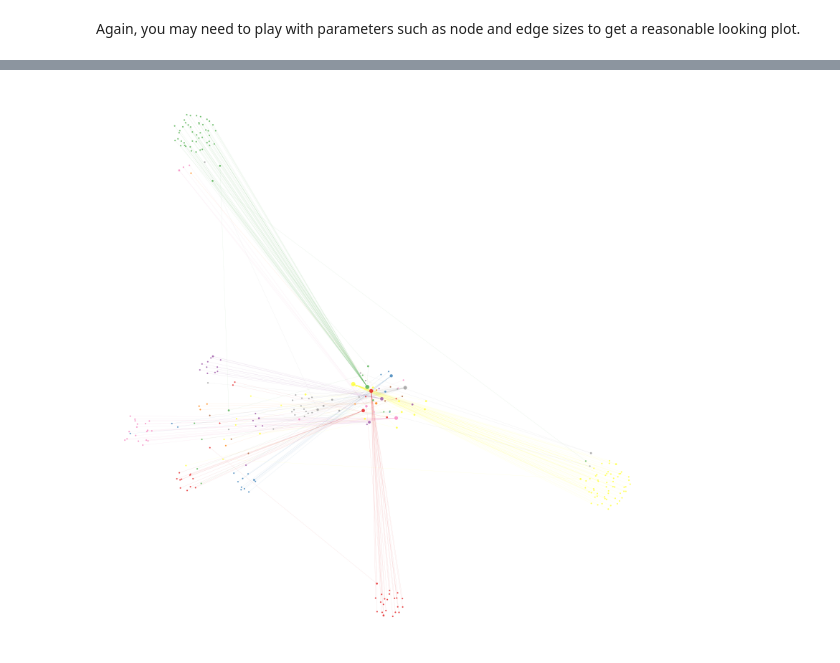
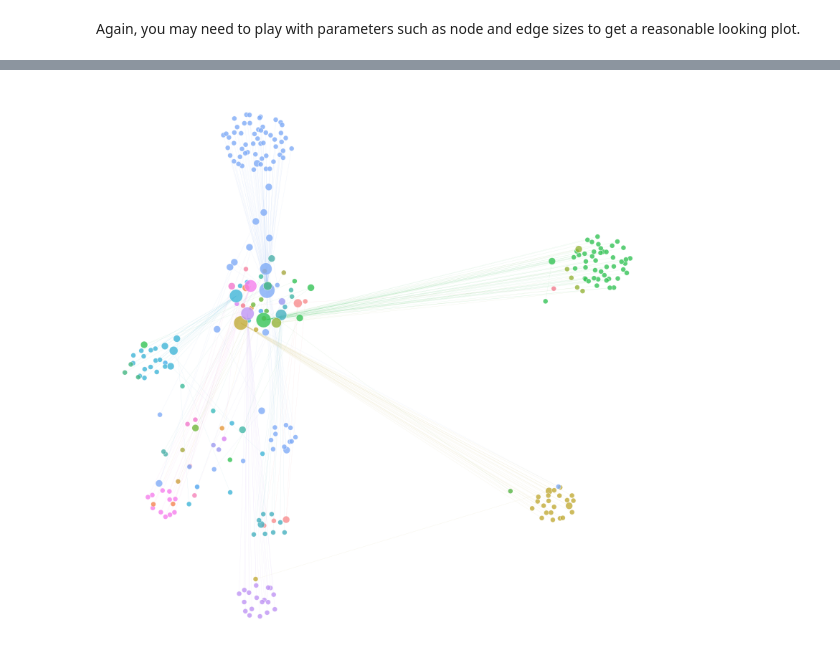
Before and after one commit to adikondepudi/elliptic, a Jupyter notebook: illicit 13 large.ipynb, the cells around one changed output, grey strips where cells are left out. Drawn from its saved outputs; the diff is of its cells as text; code cells hidden in the pictures.

```diff
--- a/illicit 13 large.ipynb
+++ b/illicit 13 large.ipynb
@@ -97,6 +97,6 @@ def symmetrze_nx(g):
 
 currtime = time.time()
 sym_g = symmetrze_nx(g)
-out2 = leiden(sym_g)
+out2 = leiden(sym_g, resolution=0.00001)
 print(f"{time.time() - currtime:.3f} seconds elapsed.")
 # %% [output]
@@ -243,31 +242,30 @@ currtime = time.time()
 # this is optional, may not need depending on the number of edges you have
 sub_adj = subsample_edges(adj, 100_000)
 
-# custom palette dictionary is missing many keys
+ax = networkplot(
+    sub_adj,
+    x="x",
+    y="y",
+    node_data=node_df,
+    node_size="rank_strength",
+    node_sizes=(100, 1000),
+    figsize=(20, 20),
+    node_hue="community",
+    edge_linewidth=0.3,
+    palette=palette,
+)
+
 # ax = networkplot(
 #     sub_adj,
 #     x="x",
 #     y="y",
 #     node_data=node_df,
 #     node_size="rank_strength",
-#     node_sizes=(10, 80),
+#     node_sizes=(100, 1000),
 #     figsize=(20, 20),
 #     node_hue="community",
 #     edge_linewidth=0.3,
-#     palette=palette,
 # )
-
-ax = networkplot(
-    sub_adj,
-    x="x",
-    y="y",
-    node_data=node_df,
-    node_size="rank_strength",
-    node_sizes=(10, 80),
-    figsize=(20, 20),
-    node_hue="community",
-    edge_linewidth=0.3,
-)
 
 ax.axis("off")
 
@@ -277 +275 @@ print(f"{time.time() - currtime:.3f} seconds elapsed.")
-[figure, old version]
+[figure, new version]
```
Also changed, not shown: parts of 8 cells of this notebook, 13 other files.
